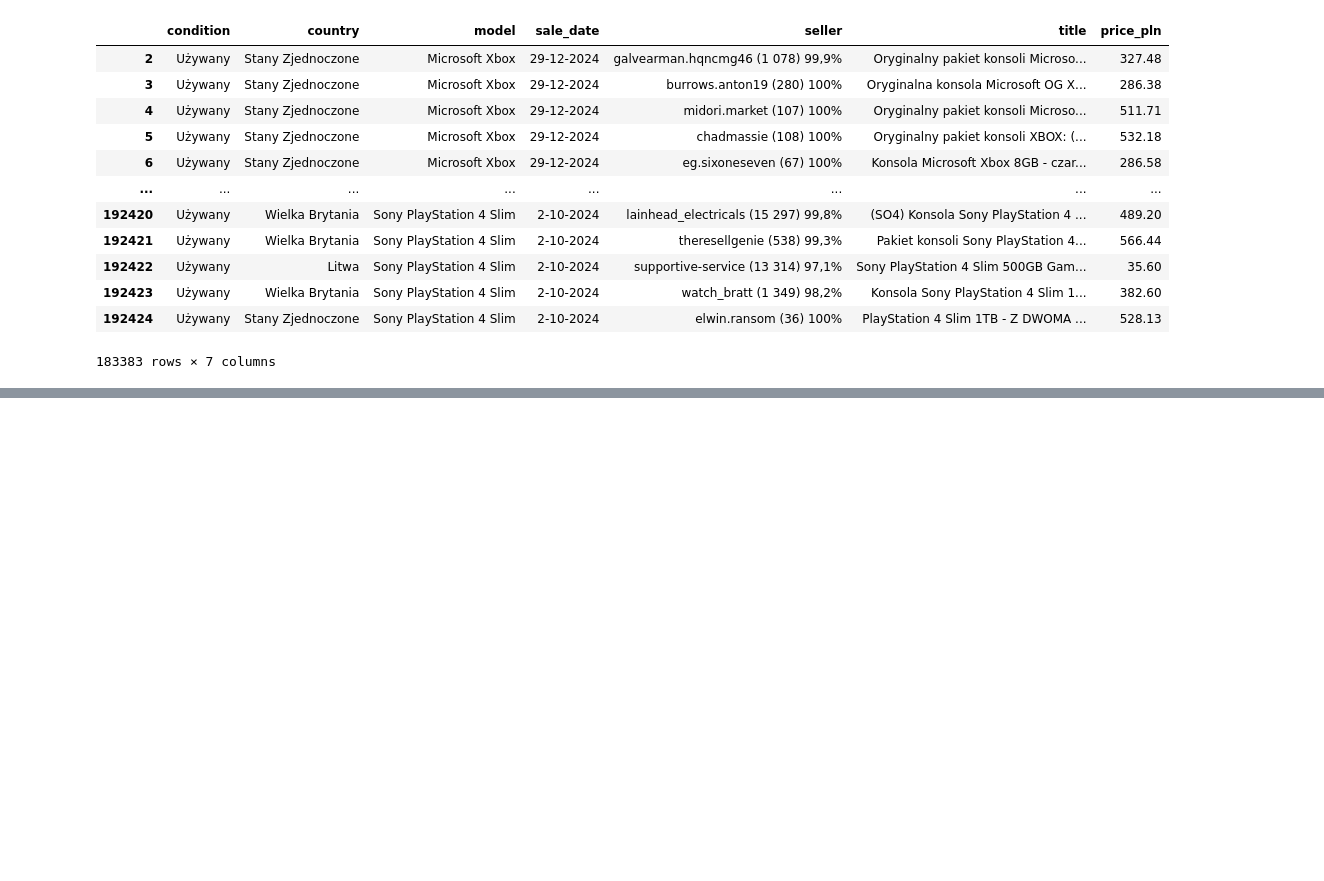
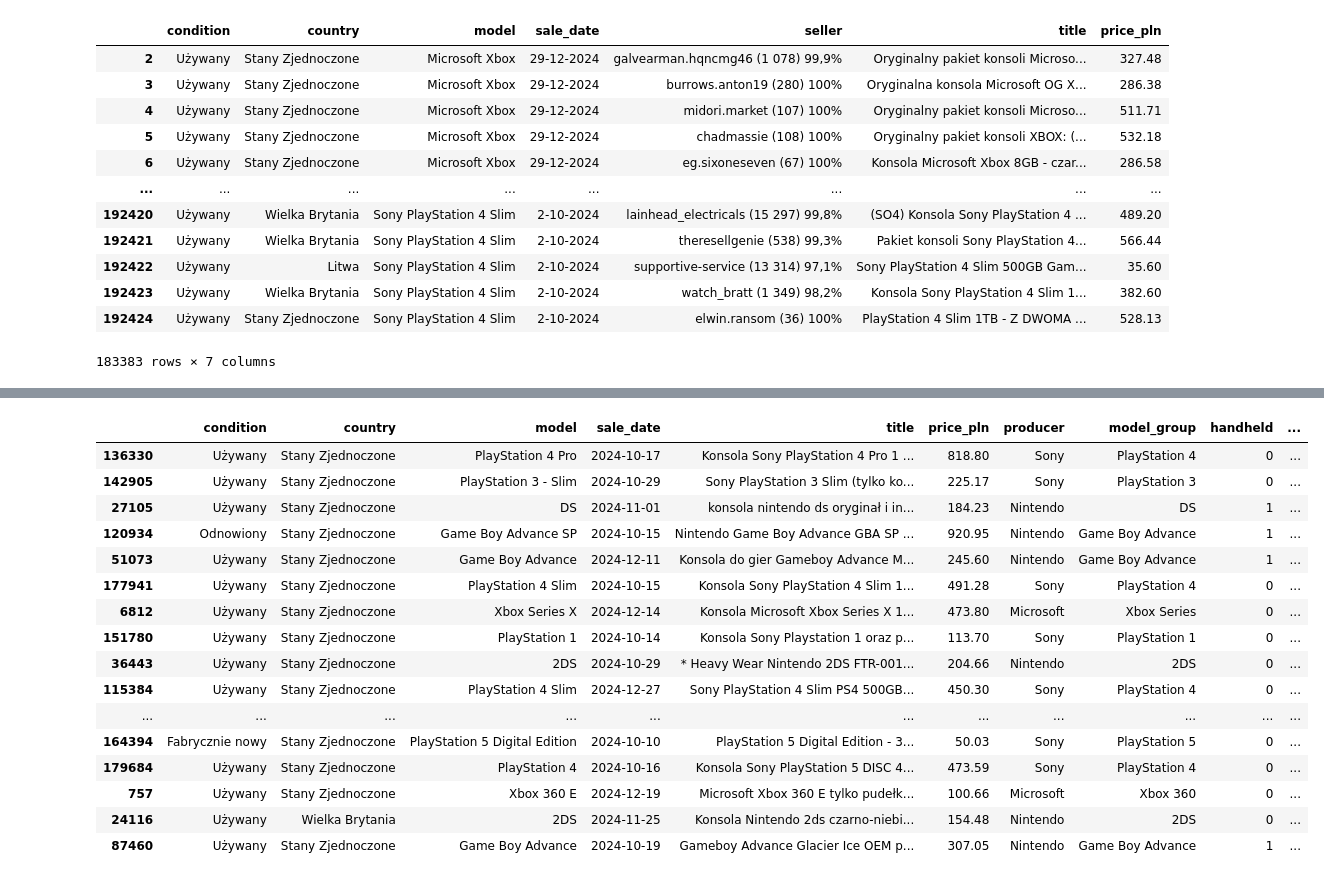
Before and after one commit to ChillGuysFromPjatk/Pad, a Jupyter notebook: src/cleaners/data_cleaning.ipynb, the cells around one changed output, grey strips where cells are left out. Saved outputs shown, nothing was run; the diff lists cells and outputs as text; code cells hidden in the pictures; blank space fills up the shorter version.

```diff
--- a/src/cleaners/data_cleaning.ipynb
+++ b/src/cleaners/data_cleaning.ipynb
@@ -141,0 +151,5 @@ ValueError: time data " 29-12-2024" doesn't match format "%d-%m-%Y", at position
+# %%
+#wyodrebnienie producenta
+df['producer'] = df['model'].str.split(' ').str[0].str.replace('New', 'Nintendo')
+df['model'] = df['model'].str.split(' ', n=1).str[1].str.replace('Nintendo', 'New')
+df.sample(20)
@@ -141,0 +270,30 @@ ValueError: time data " 29-12-2024" doesn't match format "%d-%m-%Y", at position
+# %%
+#przypisanie generacji konsol TODO
+generation_mapping = {
+    'NES': 3,
+    'SNES': 4,
+    '64': 5,
+    'GameCube': 6,
+    'Wii': 7,
+    'Wii U': 8,
+    'Switch': 8,
+    'Game Boy': 4,
+    'DS': 6,
+    '3DS': 7,
+    'Xbox': 6,
+    'Xbox 360': 7,
+    'Xbox One': 8,
+    'Xbox Series': 9,
+    'PlayStation 1': 5,
+    'PlayStation 2': 6,
+    'PlayStation 3': 7,
+    'PlayStation 4': 8,
+    'PlayStation 5': 9,
+    'PSP': 6,
+    'PS Vita': 7,
+    'Steam Deck': 9
+}
+
+df['generation'] = df['model_group'].map(generation_mapping).fillna(-1).astype(int)
+
+df.sample(20)
@@ -141,0 +318,25 @@ ValueError: time data " 29-12-2024" doesn't match format "%d-%m-%Y", at position
+# %%
+#seller info
+df[['seller_name', 'seller_num_comments', 'seller_rating']] = df['seller'].str.split(' ', expand=True)
+df['seller_num_comments'] = df['seller_num_comments'].str.replace(r'\D', '', regex=True).astype(int)
+df['seller_rating'] = df['seller_rating'].str.replace('%', '').str.replace(',', '.').astype(float)
+df.drop(columns = ['seller'], inplace=True)
+df.sample(20)
+# %% [output]
+|  | condition | country | model | sale_date | title | price_pln | producer | model_group | handheld | ... |
+| 136330 | Używany | Stany Zjednoczone | PlayStation 4 Pro | 2024-10-17 | Konsola Sony PlayStation 4 Pro 1 ... | 818.80 | Sony | PlayStation 4 | 0 | ... |
+| 142905 | Używany | Stany Zjednoczone | PlayStation 3 - Slim | 2024-10-29 | Sony PlayStation 3 Slim (tylko ko... | 225.17 | Sony | PlayStation 3 | 0 | ... |
+| 27105 | Używany | Stany Zjednoczone | DS | 2024-11-01 | konsola nintendo ds oryginał i in... | 184.23 | Nintendo | DS | 1 | ... |
+| 120934 | Odnowiony | Stany Zjednoczone | Game Boy Advance SP | 2024-10-15 | Nintendo Game Boy Advance GBA SP ... | 920.95 | Nintendo | Game Boy Advance | 1 | ... |
+| 51073 | Używany | Stany Zjednoczone | Game Boy Advance | 2024-12-11 | Konsola do gier Gameboy Advance M... | 245.60 | Nintendo | Game Boy Advance | 1 | ... |
+| 177941 | Używany | Stany Zjednoczone | PlayStation 4 Slim | 2024-10-15 | Konsola Sony PlayStation 4 Slim 1... | 491.28 | Sony | PlayStation 4 | 0 | ... |
+| 6812 | Używany | Stany Zjednoczone | Xbox Series X | 2024-12-14 | Konsola Microsoft Xbox Series X 1... | 473.80 | Microsoft | Xbox Series | 0 | ... |
+| 151780 | Używany | Stany Zjednoczone | PlayStation 1 | 2024-10-14 | Konsola Sony Playstation 1 oraz p... | 113.70 | Sony | PlayStation 1 | 0 | ... |
+| 36443 | Używany | Stany Zjednoczone | 2DS | 2024-10-29 | * Heavy Wear Nintendo 2DS FTR-001... | 204.66 | Nintendo | 2DS | 0 | ... |
+| 115384 | Używany | Stany Zjednoczone | PlayStation 4 Slim | 2024-12-27 | Sony PlayStation 4 Slim PS4 500GB... | 450.30 | Sony | PlayStation 4 | 0 | ... |
+| ... | ... | ... | ... | ... | ... | ... | ... | ... | ... | ... |
+| 164394 | Fabrycznie nowy | Stany Zjednoczone | PlayStation 5 Digital Edition | 2024-10-10 | PlayStation 5 Digital Edition - 3... | 50.03 | Sony | PlayStation 5 | 0 | ... |
+| 179684 | Używany | Stany Zjednoczone | PlayStation 4 | 2024-10-16 | Konsola Sony PlayStation 5 DISC 4... | 473.59 | Sony | PlayStation 4 | 0 | ... |
+| 757 | Używany | Stany Zjednoczone | Xbox 360 E | 2024-12-19 | Microsoft Xbox 360 E tylko pudełk... | 100.66 | Microsoft | Xbox 360 | 0 | ... |
+| 24116 | Używany | Wielka Brytania | 2DS | 2024-11-25 | Konsola Nintendo 2ds czarno-niebi... | 154.48 | Nintendo | 2DS | 0 | ... |
+| 87460 | Używany | Stany Zjednoczone | Game Boy Advance | 2024-10-19 | Gameboy Advance Glacier Ice OEM p... | 307.05 | Nintendo | Game Boy Advance | 1 | ... |
```
Also changed, not shown: parts of 9 cells of this notebook.
